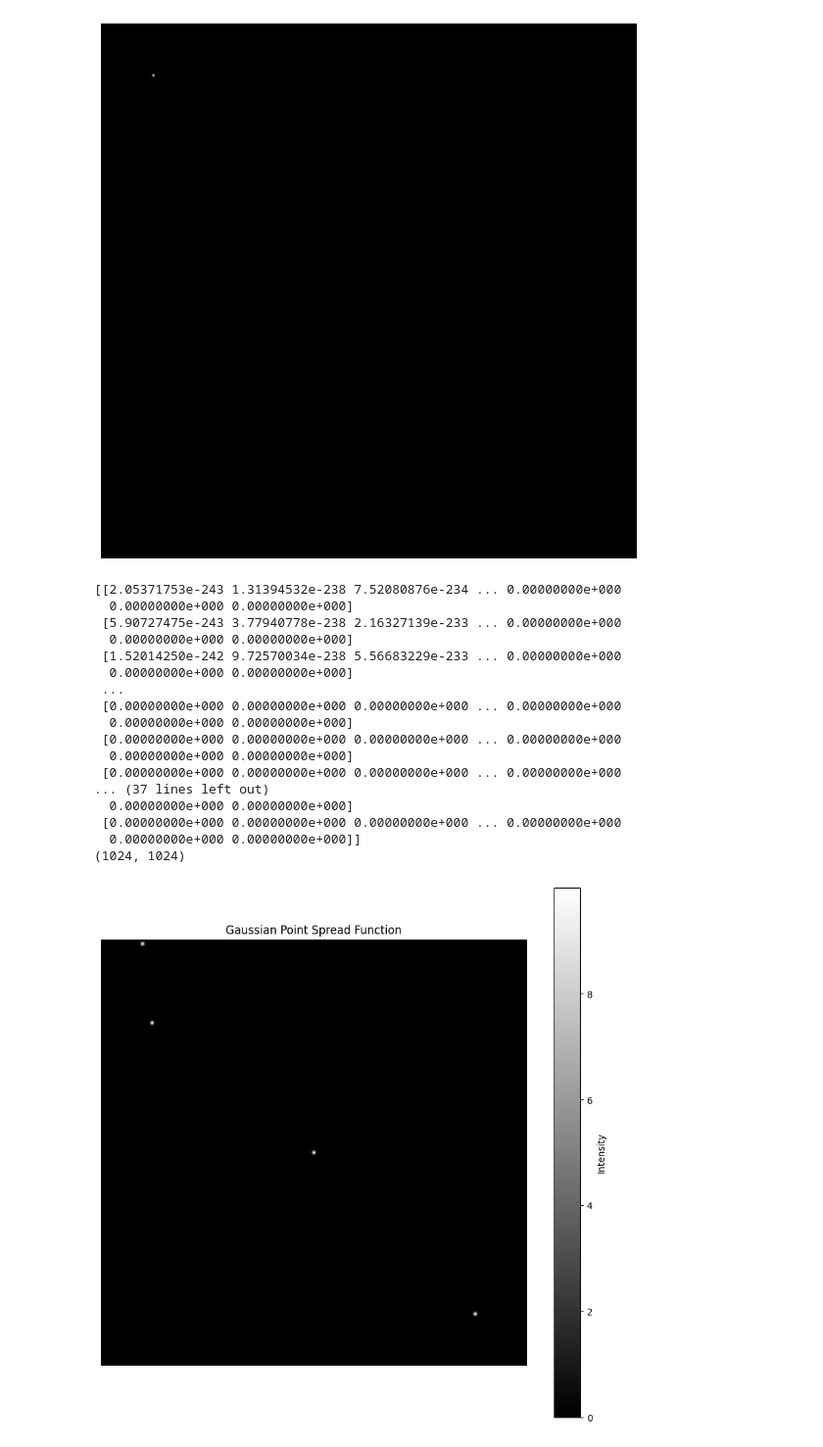
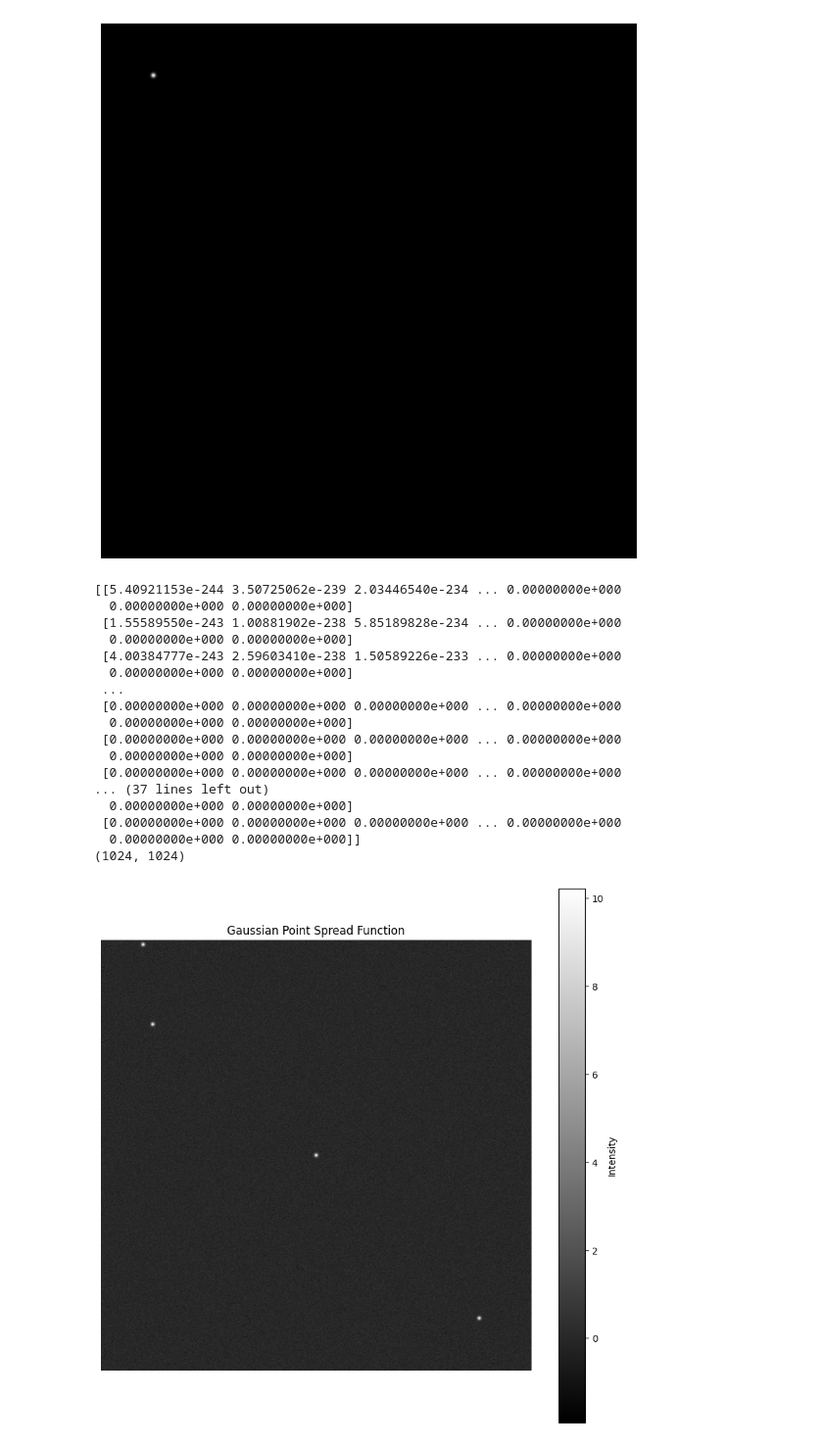
Before and after one commit to DevPro13/Startracker-Simulator-for-Attitude-Determination-of-Spacecrafts, a Jupyter notebook: imageGen.ipynb, the cells around one changed output. Shown at 98% size. Saved outputs shown, nothing was run; the diff lists cells and outputs as text; code cells hidden in the pictures.

Commit message:
Noise level added and pixel coordinte obtained in window coornates

```diff
--- a/imageGen.ipynb
+++ b/imageGen.ipynb
@@ -131,13 +139,15 @@ import matplotlib.pyplot as plt
 # Parameters
 A = 10.0
 sigma = 3
-X_points=np.array([100,512,123,900])
+X_points=np.array([100.12,512,123,900])
 Y_points=np.array([10,512,200,900])
 # Calculate Gaussian PSF
 def gaussian_psf(x, y):
     r_squared = x**2 + y**2
     return A * np.exp(-r_squared / (2 * sigma**2))
-
+def add_noise(image):
+    noise=np.random.normal(0,0.4,size=(1024,1024))
+    return image+noise
 # Create grid of coordinates
 x = np.linspace(0,1024,1024)
 y = np.linspace(0,1024,1024)
@@ -147,35 +157,35 @@ X, Y = np.meshgrid(x, y)
 PSF=np.zeros_like(Y)
 for i in range(4):
     PSF += gaussian_psf(X - X_points[i], Y - Y_points[i])
     print(PSF)
 
 print(PSF.shape)
 # Display PSF as an image
 plt.figure(figsize=(10.24,10.24))
-plt.imshow(PSF,cmap="gray")
+plt.imshow(add_noise(PSF),cmap="gray")
 plt.colorbar(label='Intensity')
 plt.xlabel('X')
 plt.ylabel('Y')
 plt.axis('off')
 plt.title('Gaussian Point Spread Function')
 plt.show()
 plt.imsave("plot.png",PSF,cmap="gray")
 # %% [output]
-[[2.05371753e-243 1.31394532e-238 7.52080876e-234 ... 0.00000000e+000
+[[5.40921153e-244 3.50725062e-239 2.03446540e-234 ... 0.00000000e+000
   0.00000000e+000 0.00000000e+000]
- [5.90727475e-243 3.77940778e-238 2.16327139e-233 ... 0.00000000e+000
+ [1.55589550e-243 1.00881902e-238 5.85189828e-234 ... 0.00000000e+000
   0.00000000e+000 0.00000000e+000]
- [1.52014250e-242 9.72570034e-238 5.56683229e-233 ... 0.00000000e+000
+ [4.00384777e-243 2.59603410e-238 1.50589226e-233 ... 0.00000000e+000
   0.00000000e+000 0.00000000e+000]
  ...
  [0.00000000e+000 0.00000000e+000 0.00000000e+000 ... 0.00000000e+000
   0.00000000e+000 0.00000000e+000]
  [0.00000000e+000 0.00000000e+000 0.00000000e+000 ... 0.00000000e+000
   0.00000000e+000 0.00000000e+000]
  [0.00000000e+000 0.00000000e+000 0.00000000e+000 ... 0.00000000e+000
 ... (37 lines left out)
   0.00000000e+000 0.00000000e+000]
  [0.00000000e+000 0.00000000e+000 0.00000000e+000 ... 0.00000000e+000
   0.00000000e+000 0.00000000e+000]]
 (1024, 1024)
-[figure, old version]
+[figure, new version]
```
Also changed, not shown: parts of 12 cells of this notebook, 1 other file.
